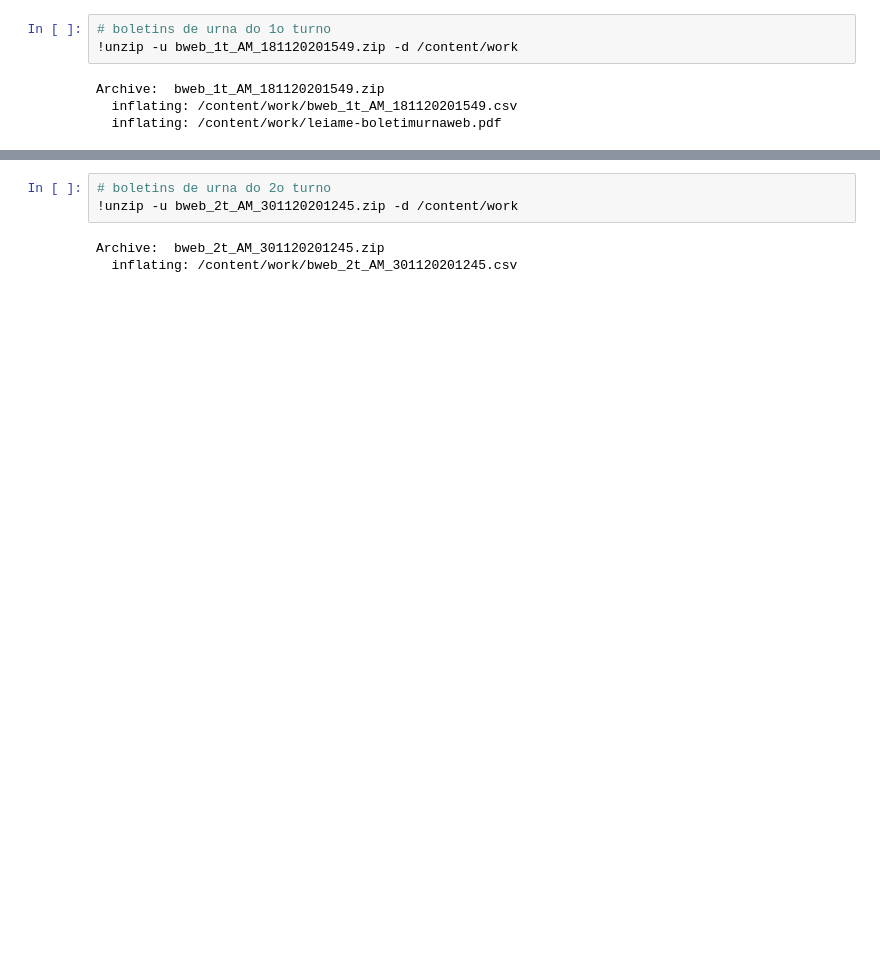
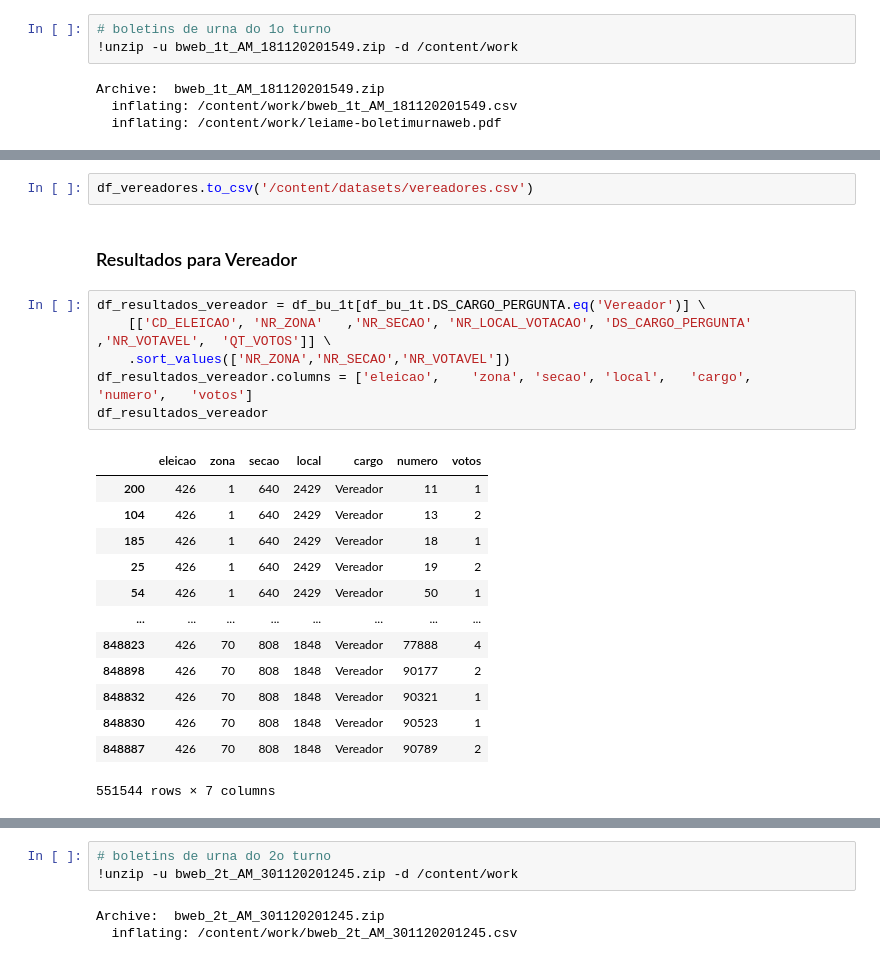
Before and after one commit to bmnds/uea-data-science-04-data-processing, a Jupyter notebook: trabalho-final/Notebook_ETL.ipynb, the cells around one changed output, grey strips where cells are left out. Drawn from its saved outputs; the diff is of its cells as text; blank space fills up the shorter version.

```diff
--- a/trabalho-final/Notebook_ETL.ipynb
+++ b/trabalho-final/Notebook_ETL.ipynb
@@ -51,0 +259,24 @@ Archive:  bweb_1t_AM_181120201549.zip
+# %%
+df_vereadores.to_csv('/content/datasets/vereadores.csv')
+# %% [markdown]
+### Resultados para Vereador
+# %%
+df_resultados_vereador = df_bu_1t[df_bu_1t.DS_CARGO_PERGUNTA.eq('Vereador')] \
+    [['CD_ELEICAO',	'NR_ZONA'	,'NR_SECAO', 'NR_LOCAL_VOTACAO', 'DS_CARGO_PERGUNTA'	,'NR_VOTAVEL',	'QT_VOTOS']] \
+    .sort_values(['NR_ZONA','NR_SECAO','NR_VOTAVEL'])
+df_resultados_vereador.columns = ['eleicao',	'zona',	'secao', 'local',	'cargo',	'numero',	'votos']
+df_resultados_vereador
+# %% [output]
+|  | eleicao | zona | secao | local | cargo | numero | votos |
+| 200 | 426 | 1 | 640 | 2429 | Vereador | 11 | 1 |
+| 104 | 426 | 1 | 640 | 2429 | Vereador | 13 | 2 |
+| 185 | 426 | 1 | 640 | 2429 | Vereador | 18 | 1 |
+| 25 | 426 | 1 | 640 | 2429 | Vereador | 19 | 2 |
+| 54 | 426 | 1 | 640 | 2429 | Vereador | 50 | 1 |
+| ... | ... | ... | ... | ... | ... | ... | ... |
+| 848823 | 426 | 70 | 808 | 1848 | Vereador | 77888 | 4 |
+| 848898 | 426 | 70 | 808 | 1848 | Vereador | 90177 | 2 |
+| 848832 | 426 | 70 | 808 | 1848 | Vereador | 90321 | 1 |
+| 848830 | 426 | 70 | 808 | 1848 | Vereador | 90523 | 1 |
+| 848887 | 426 | 70 | 808 | 1848 | Vereador | 90789 | 2 |
+551544 rows × 7 columns
```
Also changed, not shown: parts of 43 cells of this notebook, 1 other file.
